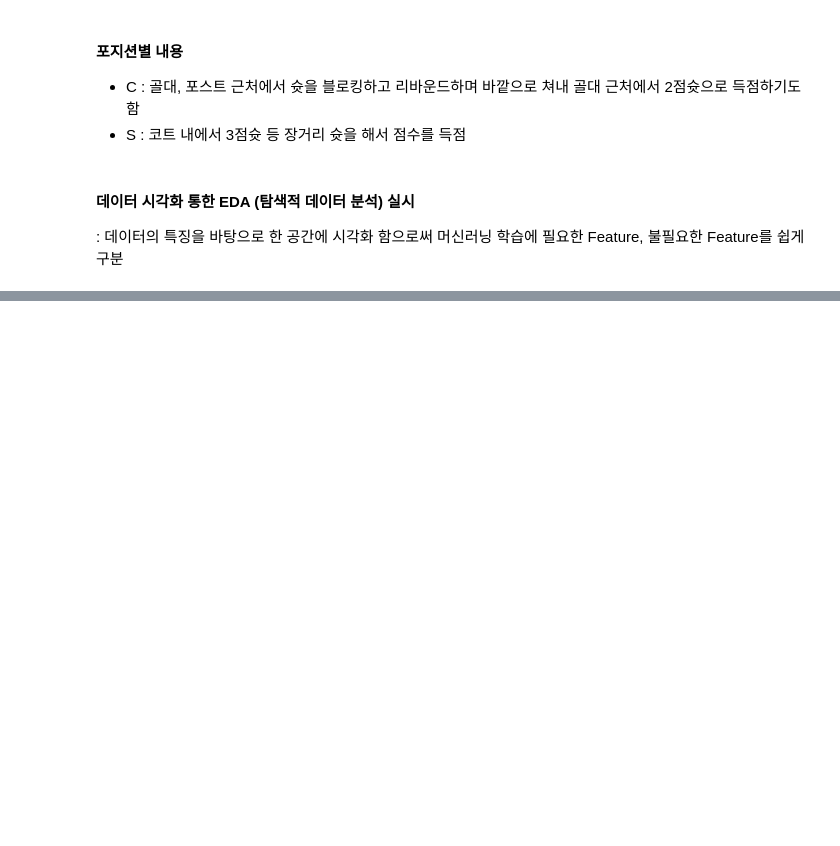
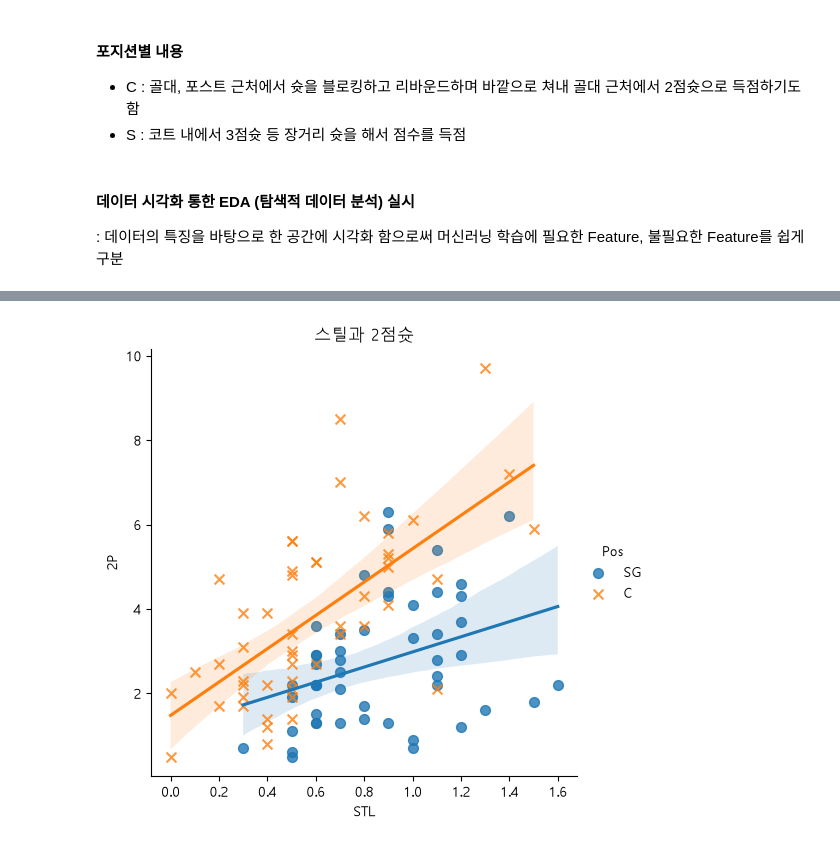
Before and after one commit to jinjinx28/python-lab, a Jupyter notebook: machine/basketball.ipynb, the cells around one changed output, grey strips where cells are left out. Drawn from its saved outputs; the diff is of its cells as text; code cells hidden in the pictures; blank space fills up the shorter version.

```diff
--- a/machine/basketball.ipynb
+++ b/machine/basketball.ipynb
@@ -37,0 +66,15 @@ Name: count, dtype: int64
+# %%
+sns.lmplot(
+    x = 'STL',
+    y = '2P',
+    data = df,
+    fit_reg = True,             # 회귀선
+    scatter_kws={'s' : 50},     # 좌표상의 점의 크기
+    hue = 'Pos',
+    markers=['o', 'x']
+)
+
+plt.title('스틸과 2점슛')
+plt.show()
+# %% [output]
+[figure, added]
```
Also changed, not shown: parts of 23 cells of this notebook, 3 other files.
